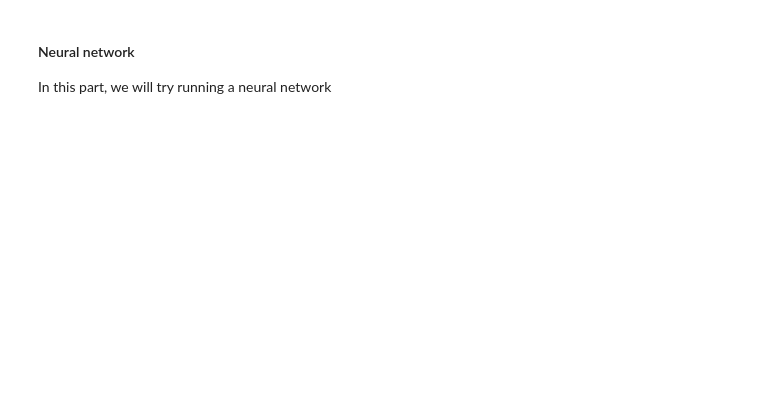
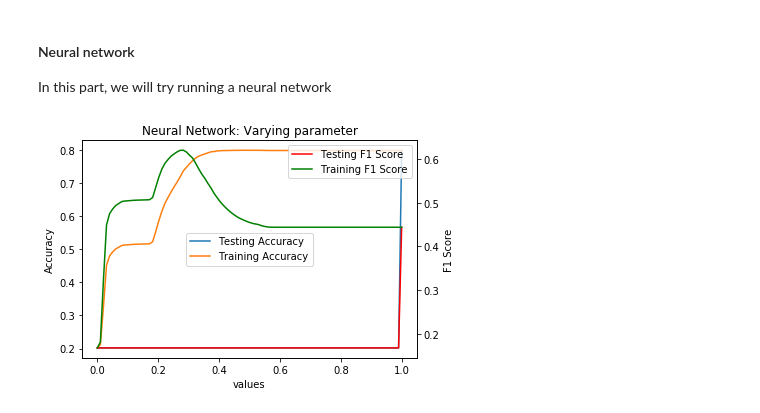
Before and after one commit to marwanmaalouf/EECE633_Project, a Jupyter notebook: EECE633_Python.ipynb, the cells around one changed output. Drawn from its saved outputs; the diff is of its cells as text; code cells hidden in the pictures; blank space fills up the shorter version.

```diff
--- a/EECE633_Python.ipynb
+++ b/EECE633_Python.ipynb
@@ -528,12 +592,11 @@ y_train = np.array(y_train)
 X_test = np.array(X_test)
 y_test = np.array(y_test)
 # %%
-
-
-# Specify the model
+# Train model
 n_cols = data[predictors].shape[1]
 model = Sequential()
-model.add(Dense(50, activation='relu', input_shape = (n_cols,)))
+model.add(Dense(100, activation='relu', input_shape = (n_cols,)))
+model.add(Dense(50, activation='relu'))
 model.add(Dense(32, activation='softmax'))
 model.add(Dense(1))
 
@@ -542,17 +605,7 @@ model.compile(optimizer= 'adam', loss= 'mean_squared_error')
 
 model.fit(X_train, y_train, verbose=False)
 
+##Calculate performance on training
+training = model.predict(X_train)
 # Calculate predictions: predictions
 predictions = model.predict(X_test)
-
-# Calculate predicted probability of survival: predicted_prob_true
-#predicted_prob_true = predictions[:, 1]
-
-# print predicted_prob_true
-#print(predicted_prob_true)
-
-report = classification_report(predictions, y_train)
-conf_matrix = confusion_matrix(predictions, y_train)
-print(report)
-print('F1 score achieved {}'.format( f1_score(predictions, y_train, average="macro")))
-plot_confusion_matrix(conf_matrix, ['Show', 'No Show'], normalize= True)
@@ -588,3 +612,26 @@ for lr in lr_to_test:
+# %%
+def paramNN(training, y_train, predictions, y_test):
+    treshold = np.linspace(0, 1.0, num=100)
+
+    f1_test = np.empty(len(treshold))
+    acc_test = np.empty(len(treshold))
+    f1_train = np.empty(len(treshold))
+    acc_train = np.empty(len(treshold))
+
+    for i,j in enumerate(treshold):
+        pred = np.apply_along_axis(lambda x: 1 if x > j else 0, axis= 1, arr= predictions)
+        f1_test[i] = f1_score(pred, y_test, average="macro")
+        acc_test[i] = accuracy_score(pred, y_test)
+
+        tr = np.apply_along_axis(lambda x: 1 if x > j else 0, axis= 1, arr= training)
+        f1_train[i] = f1_score(tr, y_train, average="macro")
+        acc_train[i] = accuracy_score(tr, y_train)
+    parameterTuning('Neural Network', acc_train, f1_train, acc_test, f1_test, treshold)
+
+
+paramNN(training, y_train,predictions, y_test)
+# %% [output]
+[figure, added]
 # %%
 
 n_cols = data[predictors].shape[1]
```
Also changed, not shown: parts of 25 cells of this notebook.
